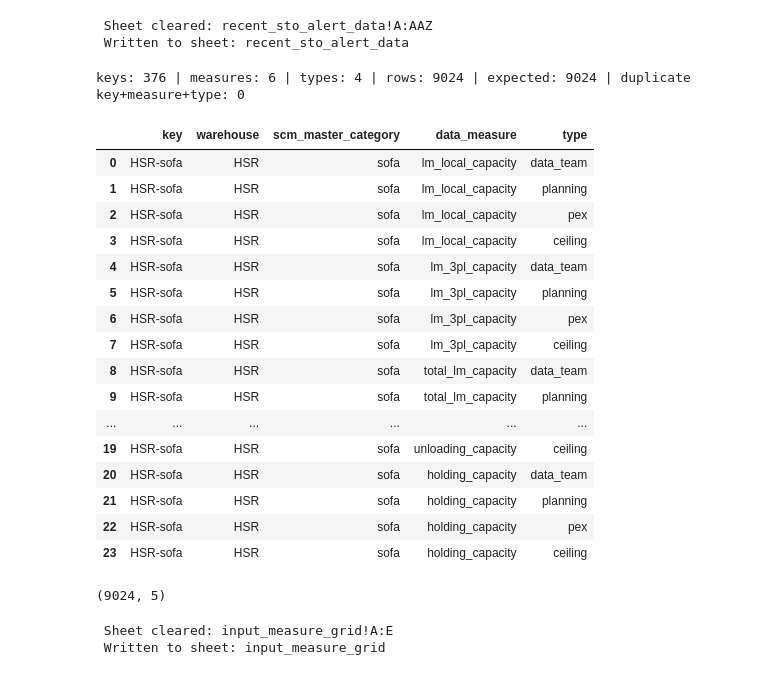
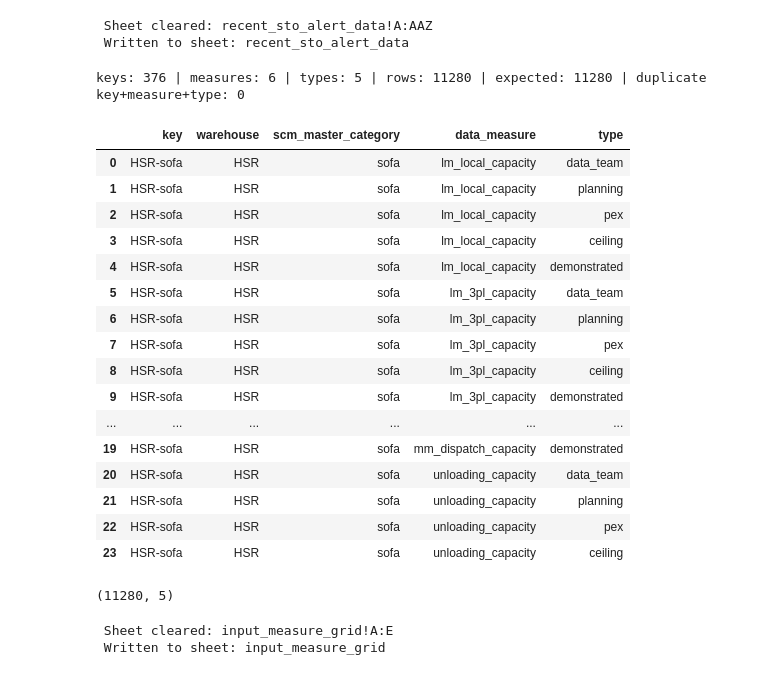
Before and after one commit to ShuvenduPritamWakefit/sto-alert-automation, a Jupyter notebook: daily_sto_alert_fetch.ipynb, the cells around one changed output. Saved outputs shown, nothing was run; the diff lists cells and outputs as text; code cells hidden in the pictures.

```diff
--- a/daily_sto_alert_fetch.ipynb
+++ b/daily_sto_alert_fetch.ipynb
@@ -371,50 +383,51 @@ DATA_MEASURES = [
 TYPES = [
     'data_team',
     'planning',
     'pex',
     'ceiling',
+    'demonstrated'
 ]
 
 base = (df_sto_filtered_latest_date[['key', 'warehouse_code', 'scm_product_category']]
         .drop_duplicates(subset='key')
         .rename(columns={'warehouse_code': 'warehouse',
                          'scm_product_category': 'scm_master_category'})
         .reset_index(drop=True))
 
 df_measure_grid = (base
                    .merge(pd.DataFrame({'data_measure': DATA_MEASURES}), how='cross')
                    .merge(pd.DataFrame({'type': TYPES}), how='cross'))
 
 print('keys:', len(base),
       '| measures:', len(DATA_MEASURES),
       '| types:', len(TYPES),
       '| rows:', len(df_measure_grid),
       '| expected:', len(base) * len(DATA_MEASURES) * len(TYPES),
       '| duplicate key+measure+type:', int(df_measure_grid.duplicated(subset=['key', 'data_measure', 'type']).sum()))
 df_measure_grid.head(24)
 # %% [output]
-keys: 376 | measures: 6 | types: 4 | rows: 9024 | expected: 9024 | duplicate key+measure+type: 0
+keys: 376 | measures: 6 | types: 5 | rows: 11280 | expected: 11280 | duplicate key+measure+type: 0
 |  | key | warehouse | scm_master_category | data_measure | type |
 | 0 | HSR-sofa | HSR | sofa | lm_local_capacity | data_team |
 | 1 | HSR-sofa | HSR | sofa | lm_local_capacity | planning |
 | 2 | HSR-sofa | HSR | sofa | lm_local_capacity | pex |
 | 3 | HSR-sofa | HSR | sofa | lm_local_capacity | ceiling |
-| 4 | HSR-sofa | HSR | sofa | lm_3pl_capacity | data_team |
-| 5 | HSR-sofa | HSR | sofa | lm_3pl_capacity | planning |
-| 6 | HSR-sofa | HSR | sofa | lm_3pl_capacity | pex |
-| 7 | HSR-sofa | HSR | sofa | lm_3pl_capacity | ceiling |
-| 8 | HSR-sofa | HSR | sofa | total_lm_capacity | data_team |
-| 9 | HSR-sofa | HSR | sofa | total_lm_capacity | planning |
+| 4 | HSR-sofa | HSR | sofa | lm_local_capacity | demonstrated |
+| 5 | HSR-sofa | HSR | sofa | lm_3pl_capacity | data_team |
+| 6 | HSR-sofa | HSR | sofa | lm_3pl_capacity | planning |
+| 7 | HSR-sofa | HSR | sofa | lm_3pl_capacity | pex |
+| 8 | HSR-sofa | HSR | sofa | lm_3pl_capacity | ceiling |
+| 9 | HSR-sofa | HSR | sofa | lm_3pl_capacity | demonstrated |
 | ... | ... | ... | ... | ... | ... |
-| 19 | HSR-sofa | HSR | sofa | unloading_capacity | ceiling |
-| 20 | HSR-sofa | HSR | sofa | holding_capacity | data_team |
-| 21 | HSR-sofa | HSR | sofa | holding_capacity | planning |
-| 22 | HSR-sofa | HSR | sofa | holding_capacity | pex |
-| 23 | HSR-sofa | HSR | sofa | holding_capacity | ceiling |
+| 19 | HSR-sofa | HSR | sofa | mm_dispatch_capacity | demonstrated |
+| 20 | HSR-sofa | HSR | sofa | unloading_capacity | data_team |
+| 21 | HSR-sofa | HSR | sofa | unloading_capacity | planning |
+| 22 | HSR-sofa | HSR | sofa | unloading_capacity | pex |
+| 23 | HSR-sofa | HSR | sofa | unloading_capacity | ceiling |
 # %%
 df_measure_grid.shape
 # %% [output]
-(9024, 5)
+(11280, 5)
 # %%
 # https://docs.google.com/spreadsheets/d/1ej_Fbl2qDM74eiw8u9yGRZxJ4LA0xfd3jgwNrkARmX8/edit?gid=1065998849#gid=1065998849
 sheet_key = '1ej_Fbl2qDM74eiw8u9yGRZxJ4LA0xfd3jgwNrkARmX8'
```
Also changed, not shown: parts of 22 cells of this notebook.
